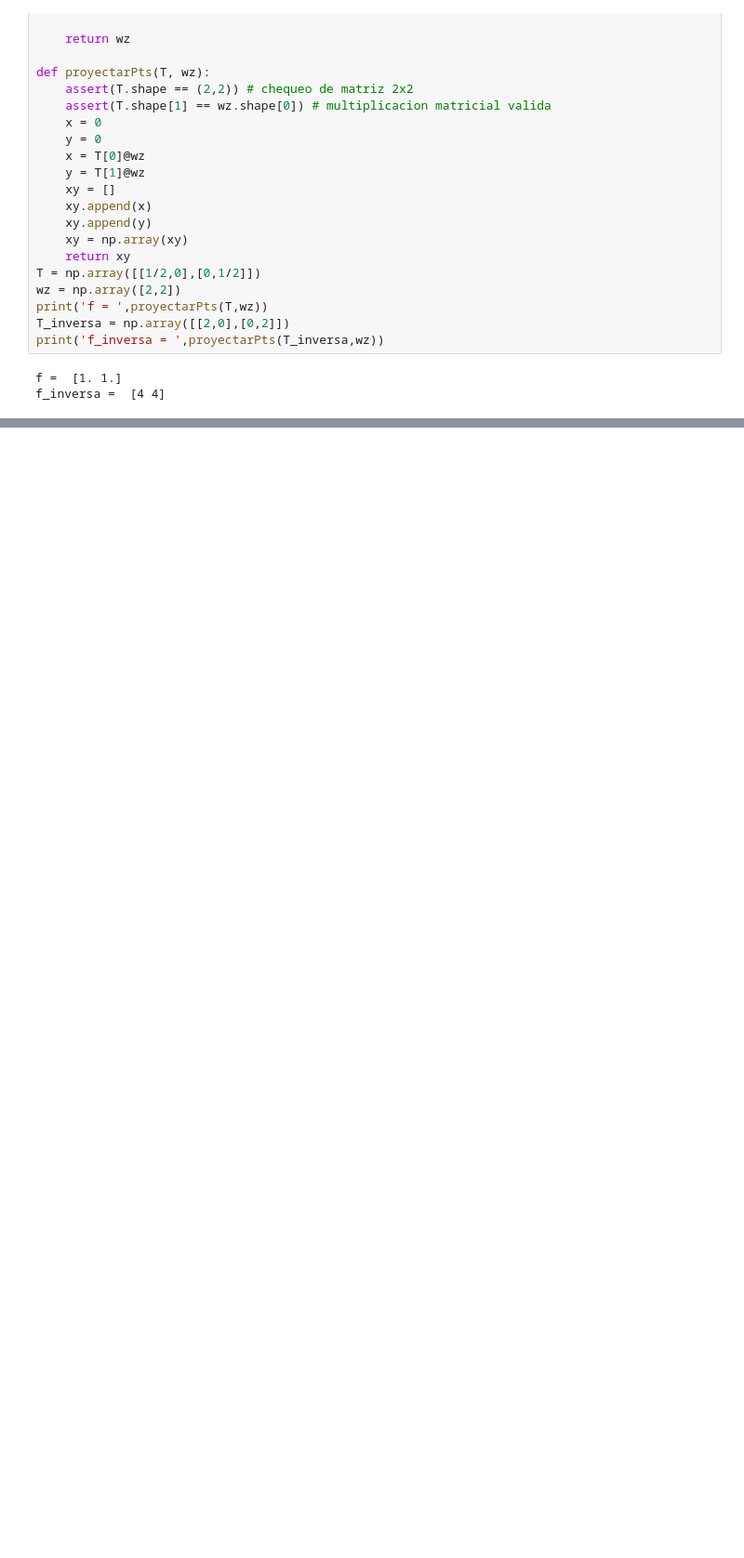
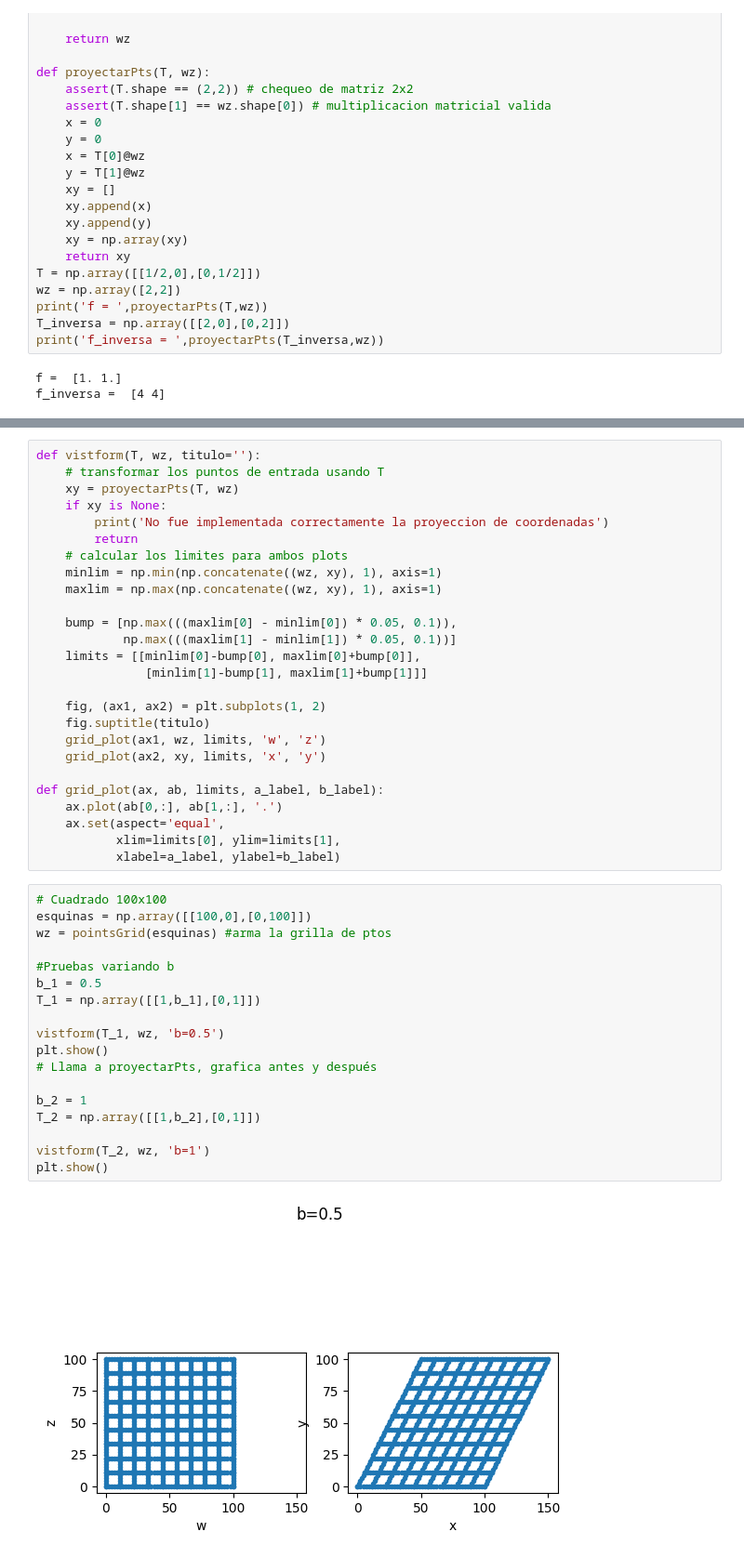
Before and after one commit to guadalupe-santos/ALC-Laboratorios, a Jupyter notebook: Laboratorio_N◦_02_Transformaciones_Lineales.ipynb, the cells around one changed output, grey strips where cells are left out. Shown at 93% size. Cells and saved outputs as stored; diff of their text form; blank space fills up the shorter version.

```diff
--- a/Laboratorio_N◦_02_Transformaciones_Lineales.ipynb
+++ b/Laboratorio_N◦_02_Transformaciones_Lineales.ipynb
@@ -73,0 +101,46 @@ f_circunferencia_inversa =  [1. 0.]
+# %%
+def vistform(T, wz, titulo=''):
+    # transformar los puntos de entrada usando T
+    xy = proyectarPts(T, wz)
+    if xy is None:
+        print('No fue implementada correctamente la proyeccion de coordenadas')
+        return
+    # calcular los limites para ambos plots
+    minlim = np.min(np.concatenate((wz, xy), 1), axis=1)
+    maxlim = np.max(np.concatenate((wz, xy), 1), axis=1)
+
+    bump = [np.max(((maxlim[0] - minlim[0]) * 0.05, 0.1)),
+            np.max(((maxlim[1] - minlim[1]) * 0.05, 0.1))]
+    limits = [[minlim[0]-bump[0], maxlim[0]+bump[0]],
+               [minlim[1]-bump[1], maxlim[1]+bump[1]]]
+
+    fig, (ax1, ax2) = plt.subplots(1, 2)
+    fig.suptitle(titulo)
+    grid_plot(ax1, wz, limits, 'w', 'z')
+    grid_plot(ax2, xy, limits, 'x', 'y')
+
+def grid_plot(ax, ab, limits, a_label, b_label):
+    ax.plot(ab[0,:], ab[1,:], '.')
+    ax.set(aspect='equal',
+           xlim=limits[0], ylim=limits[1],
+           xlabel=a_label, ylabel=b_label)
+# %%
+# Cuadrado 100x100
+esquinas = np.array([[100,0],[0,100]])
+wz = pointsGrid(esquinas) #arma la grilla de ptos
+
+#Pruebas variando b
+b_1 = 0.5
+T_1 = np.array([[1,b_1],[0,1]])
+
+vistform(T_1, wz, 'b=0.5')
+plt.show()
+# Llama a proyectarPts, grafica antes y después
+
+b_2 = 1
+T_2 = np.array([[1,b_2],[0,1]])
+
+vistform(T_2, wz, 'b=1')
+plt.show()
+# %% [output]
+[figure, added]
```
Also changed, not shown: parts of 19 cells of this notebook.
